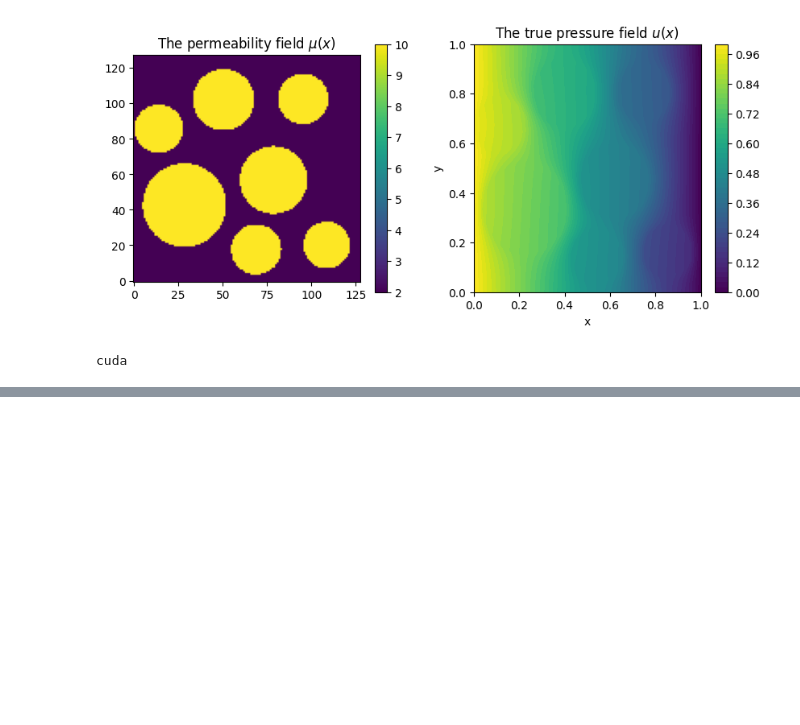
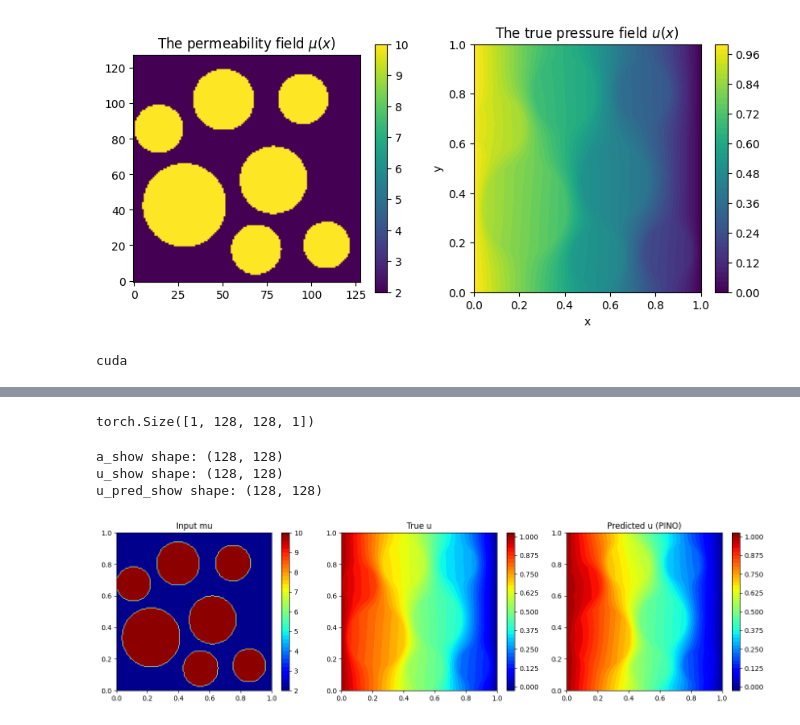
Before and after one commit to sourav0208/Pressure-Field-in-2D-Heterogeneous-Porous-Media, a Jupyter notebook: Problem_B.ipynb, the cells around one changed output, grey strips where cells are left out. Saved outputs shown, nothing was run; the diff lists cells and outputs as text; code cells hidden in the pictures; blank space fills up the shorter version.

```diff
--- a/Problem_B.ipynb
+++ b/Problem_B.ipynb
@@ -407,0 +549,6 @@ Total training time: 10.7s
+# %%
+def L2_error(u, u_pred):
+    nomi = torch.linalg.norm(u - u_pred, dim=1)
+    domi = torch.linalg.norm(u, dim=1)
+    l2 = nomi/domi
+    return l2
@@ -407,0 +582,11 @@ Total training time: 10.7s
+# %%
+model_u.eval()
+print(ax)
+with torch.no_grad():
+    ax = ax.to(device)
+    ax_norm = normalizer_ax.encode(ax)
+    u_pred_all = model_u(ax_norm)
+    u_pred_all = mollifier()(u_pred_all, ax)
+
+    l2_err = L2_error(u_test.reshape(1,N_mesh**2), u_pred_all.reshape(1,N_mesh**2))
+    print("The average l2 error:", torch.mean(l2_err))
@@ -407,0 +611,41 @@ Total training time: 10.7s
+# %%
+print(u_pred_all.shape)
+# %% [output]
+torch.Size([1, 128, 128, 1])
+# %%
+from scipy.interpolate import griddata
+sample_idx = 0
+
+a_show      = ax[sample_idx, ..., 0].detach().cpu().numpy()
+u_show      = u_test.reshape(N_mesh,N_mesh).detach().cpu().numpy()
+u_pred_show = u_pred_all[sample_idx, ..., 0].detach().cpu().numpy()
+
+print("a_show shape:", a_show.shape)
+print("u_show shape:", u_show.shape)
+print("u_pred_show shape:", u_pred_show.shape)
+
+mesh_plot = np.meshgrid(np.linspace(0, 1, 128), np.linspace(0, 1, 128), indexing="ij")
+
+x_plot, y_plot = mesh_plot[0], mesh_plot[1]
+
+fig, axs = plt.subplots(1, 3, figsize=(14, 4))
+
+for a, vals, title in zip( axs, [a_show, u_show, u_pred_show], ["Input mu", "True u", "Predicted u (PINO)"]):
+
+    method = "nearest" if title == "Input mu" else "cubic"
+
+    z = griddata((x_test[:, 0].detach().cpu().numpy(), x_test[:, 1].detach().cpu().numpy()), vals.ravel(), (x_plot, y_plot), method=method)
+
+    cntr = a.contourf(x_plot, y_plot, z, levels=40, cmap="jet")
+    a.set_title(title)
+    fig.colorbar(cntr, ax=a)
+
+plt.tight_layout()
+fig.savefig(exp_dir / "figures" / "prediction_comparison.png", dpi=300, bbox_inches="tight")
+fig.savefig(exp_dir / "figures" / "prediction_comparison.pdf", bbox_inches="tight")
+plt.show()
+# %% [output]
+a_show shape: (128, 128)
+u_show shape: (128, 128)
+u_pred_show shape: (128, 128)
+[figure, added]
```
Also changed, not shown: parts of 14 cells of this notebook, 45 other files.
